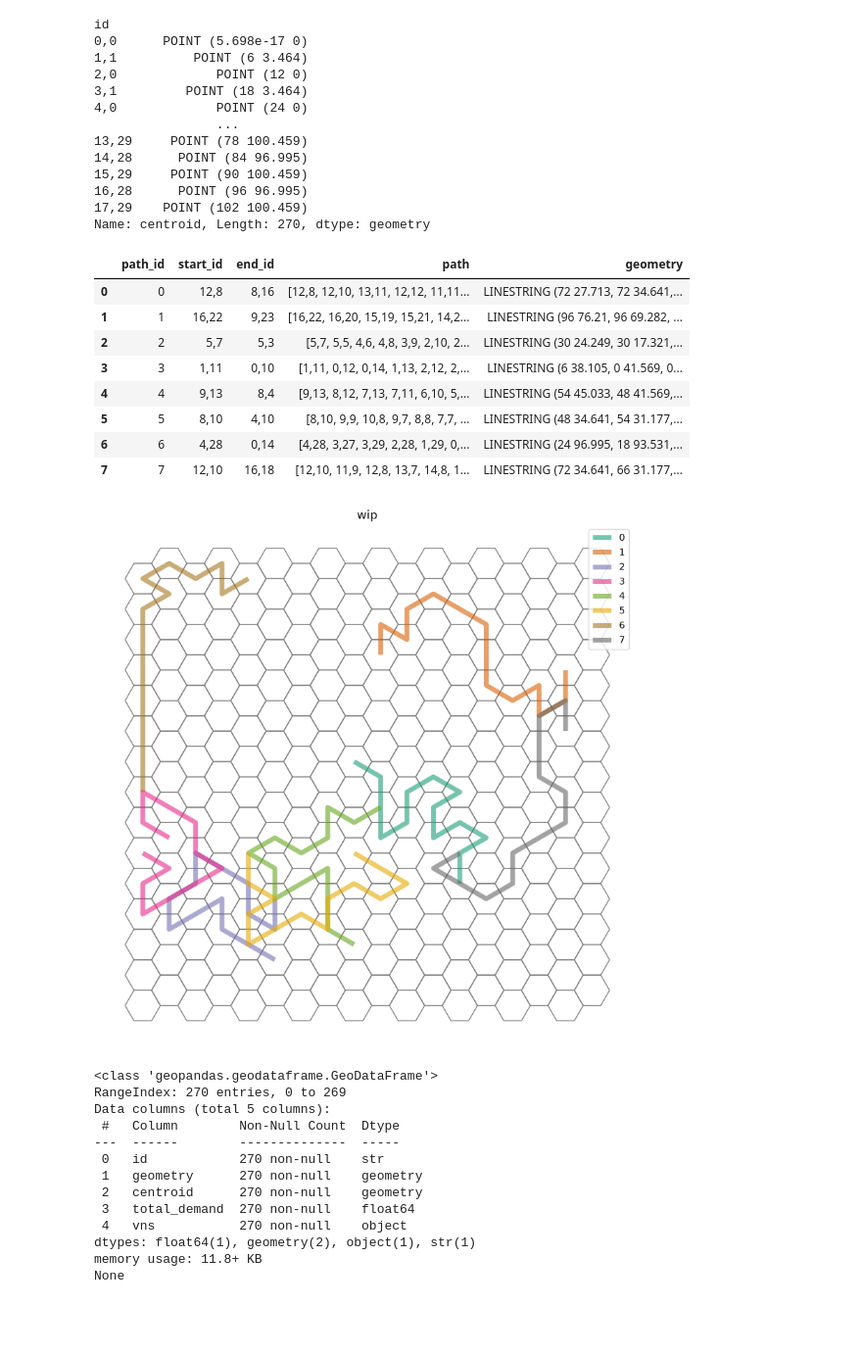
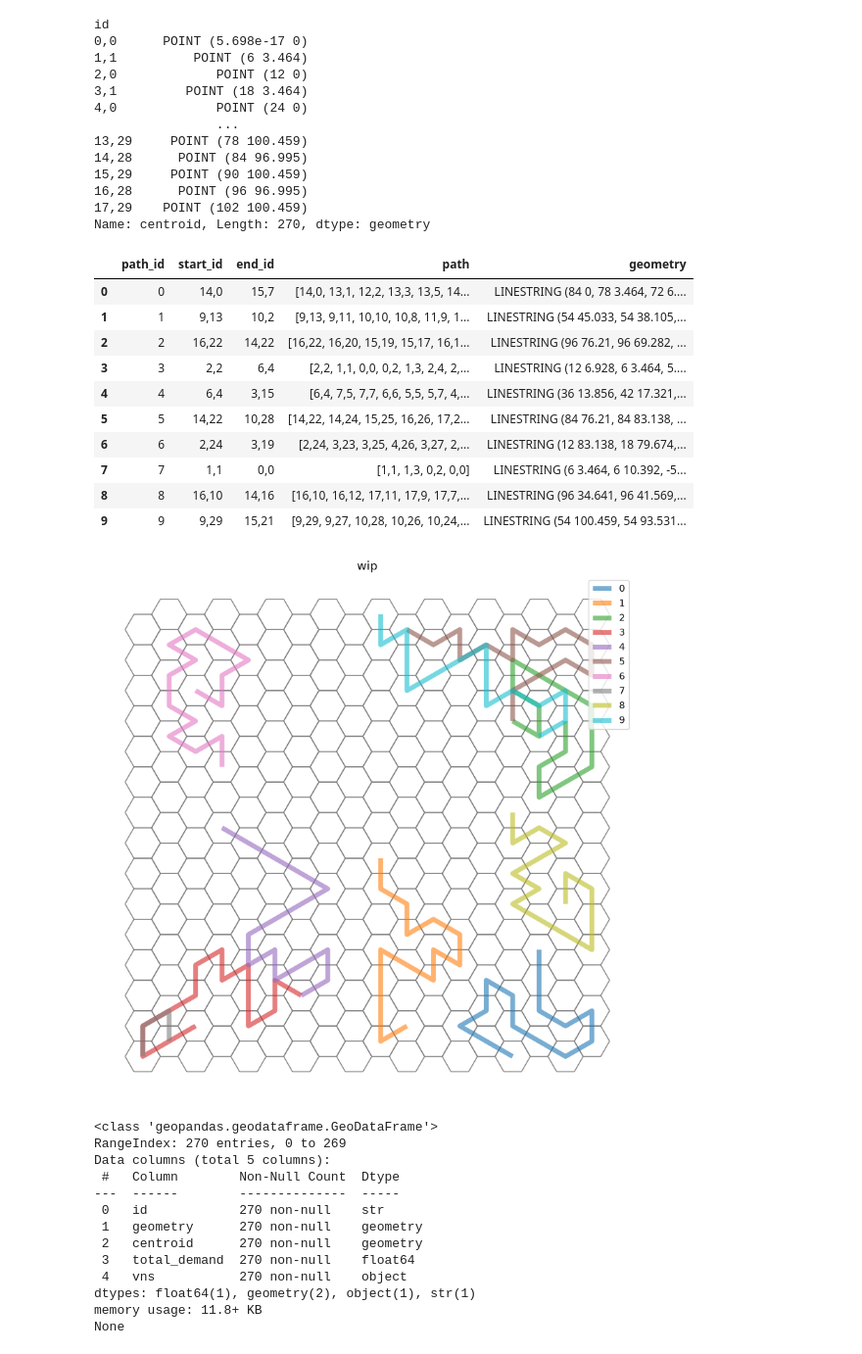
Before and after one commit to anyonectl/bicycle-network, a Jupyter notebook: code/initial/ga_mvp.ipynb, the cells around one changed output. Shown at 98% size. Drawn from its saved outputs; the diff is of its cells as text; code cells hidden in the pictures; blank space fills up the shorter version.

Commit message:
Edit params for route generation

```diff
--- a/code/initial/ga_mvp.ipynb
+++ b/code/initial/ga_mvp.ipynb
@@ -263,8 +263,8 @@ Text(0.5, 1.0, 'Total demand per hexagon')
 We currently have two dataframes we are working with: `seed_points` and `demand_matrix`
 # %%
 N: int = 100            # iterations
-MAX_PATHS: int = 8
-MAX_NODES: int = 14
+MAX_PATHS: int = 10
+MAX_NODES: int = 15
 SEED: int = 3581054352
 RNG: np.random.Generator = np.random.default_rng(seed=SEED)
 # %% [markdown]
@@ -411,7 +411,7 @@ def generate_route(k: int):
 
     return irs
 # %%
-k = int(len(grid)/2) # how many start nodes do we initialize our routes with
-irs = generate_route(10)
+k = int(len(seed_points)/2) # how many start nodes do we initialize our routes with
+irs = generate_route(k)
 irs
 # %% [output]
@@ -483,37 +483,39 @@ initial_network = gpd.GeoDataFrame(d, geometry=geom, crs=None)
 initial_network
 # %% [output]
 |  | path_id | start_id | end_id | path | geometry |
-| 0 | 0 | 12,8 | 8,16 | [12,8, 12,10, 13,11, 12,12, 11,11... | LINESTRING (72 27.713, 72 34.641,... |
-| 1 | 1 | 16,22 | 9,23 | [16,22, 16,20, 15,19, 15,21, 14,2... | LINESTRING (96 76.21, 96 69.282, ... |
-| 2 | 2 | 5,7 | 5,3 | [5,7, 5,5, 4,6, 4,8, 3,9, 2,10, 2... | LINESTRING (30 24.249, 30 17.321,... |
-| 3 | 3 | 1,11 | 0,10 | [1,11, 0,12, 0,14, 1,13, 2,12, 2,... | LINESTRING (6 38.105, 0 41.569, 0... |
-| 4 | 4 | 9,13 | 8,4 | [9,13, 8,12, 7,13, 7,11, 6,10, 5,... | LINESTRING (54 45.033, 48 41.569,... |
-| 5 | 5 | 8,10 | 4,10 | [8,10, 9,9, 10,8, 9,7, 8,8, 7,7, ... | LINESTRING (48 34.641, 54 31.177,... |
-| 6 | 6 | 4,28 | 0,14 | [4,28, 3,27, 3,29, 2,28, 1,29, 0,... | LINESTRING (24 96.995, 18 93.531,... |
-| 7 | 7 | 12,10 | 16,18 | [12,10, 11,9, 12,8, 13,7, 14,8, 1... | LINESTRING (72 34.641, 66 31.177,... |
+| 0 | 0 | 14,0 | 15,7 | [14,0, 13,1, 12,2, 13,3, 13,5, 14... | LINESTRING (84 0, 78 3.464, 72 6.... |
+| 1 | 1 | 9,13 | 10,2 | [9,13, 9,11, 10,10, 10,8, 11,9, 1... | LINESTRING (54 45.033, 54 38.105,... |
+| 2 | 2 | 16,22 | 14,22 | [16,22, 16,20, 15,19, 15,17, 16,1... | LINESTRING (96 76.21, 96 69.282, ... |
+| 3 | 3 | 2,2 | 6,4 | [2,2, 1,1, 0,0, 0,2, 1,3, 2,4, 2,... | LINESTRING (12 6.928, 6 3.464, 5.... |
+| 4 | 4 | 6,4 | 3,15 | [6,4, 7,5, 7,7, 6,6, 5,5, 5,7, 4,... | LINESTRING (36 13.856, 42 17.321,... |
+| 5 | 5 | 14,22 | 10,28 | [14,22, 14,24, 15,25, 16,26, 17,2... | LINESTRING (84 76.21, 84 83.138, ... |
+| 6 | 6 | 2,24 | 3,19 | [2,24, 3,23, 3,25, 4,26, 3,27, 2,... | LINESTRING (12 83.138, 18 79.674,... |
+| 7 | 7 | 1,1 | 0,0 | [1,1, 1,3, 0,2, 0,0] | LINESTRING (6 3.464, 6 10.392, -5... |
+| 8 | 8 | 16,10 | 14,16 | [16,10, 16,12, 17,11, 17,9, 17,7,... | LINESTRING (96 34.641, 96 41.569,... |
+| 9 | 9 | 9,29 | 15,21 | [9,29, 9,27, 10,28, 10,26, 10,24,... | LINESTRING (54 100.459, 54 93.531... |
 # %%
 import matplotlib as mpl
 
-cmap = mpl.colormaps.get_cmap('Dark2')
+cmap = mpl.colormaps.get_cmap('tab10')
 colors = cmap(np.linspace(0, 1, len(initial_network)))
 
 fig, ax = plt.subplots(1,1, figsize=(10,10))
 #start_nodes.plot(ax=ax, alpha = .1)
 seed_points.boundary.plot(ax=ax, color = "grey", lw = 1)
 #grid_centroids.plot(ax=ax, color = "black", markersize=1)
 for path_id in initial_network['path_id']:
     initial_network[initial_network['path_id']==path_id].plot(
         ax=ax,
         lw=5,
         alpha = 0.6,
         label=path_id,
         color=colors[path_id])
 ax.legend()
 ax.set_title("wip")
 ax.set_axis_off()
 plt.show()
 # %% [output]
-[figure, old version]
+[figure, new version]
 # %%
 print(seed_points.info())
 seed_points.head()
```
Also changed, not shown: parts of 1 cell of this notebook.
